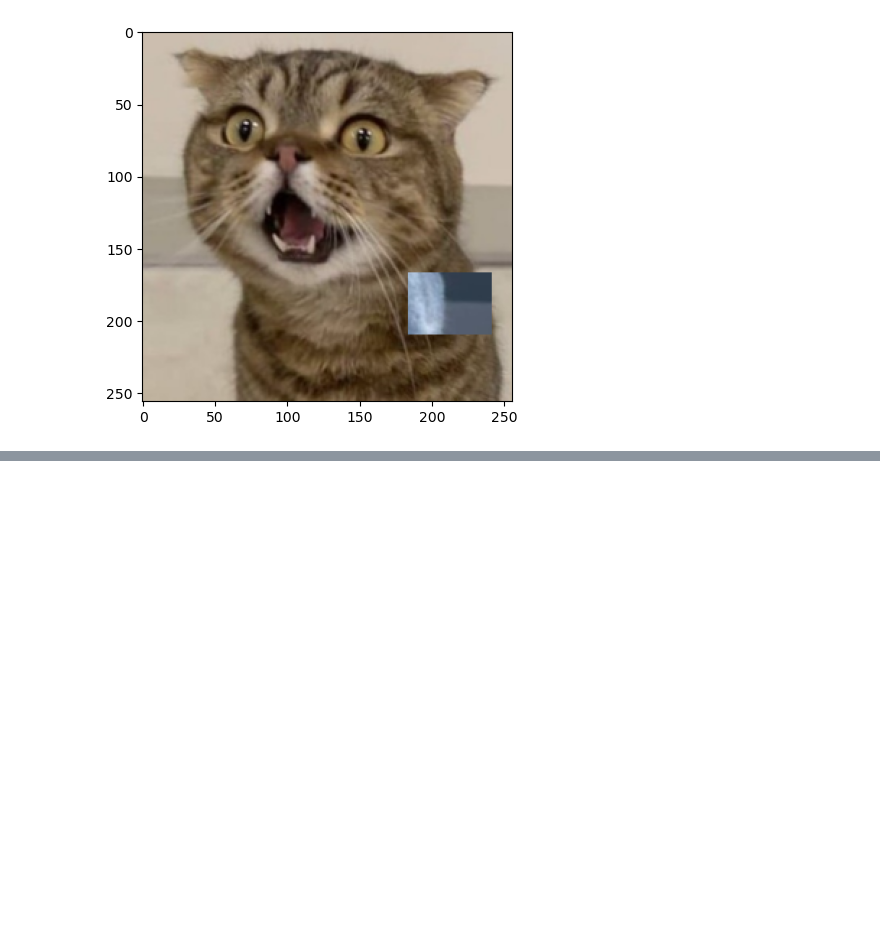
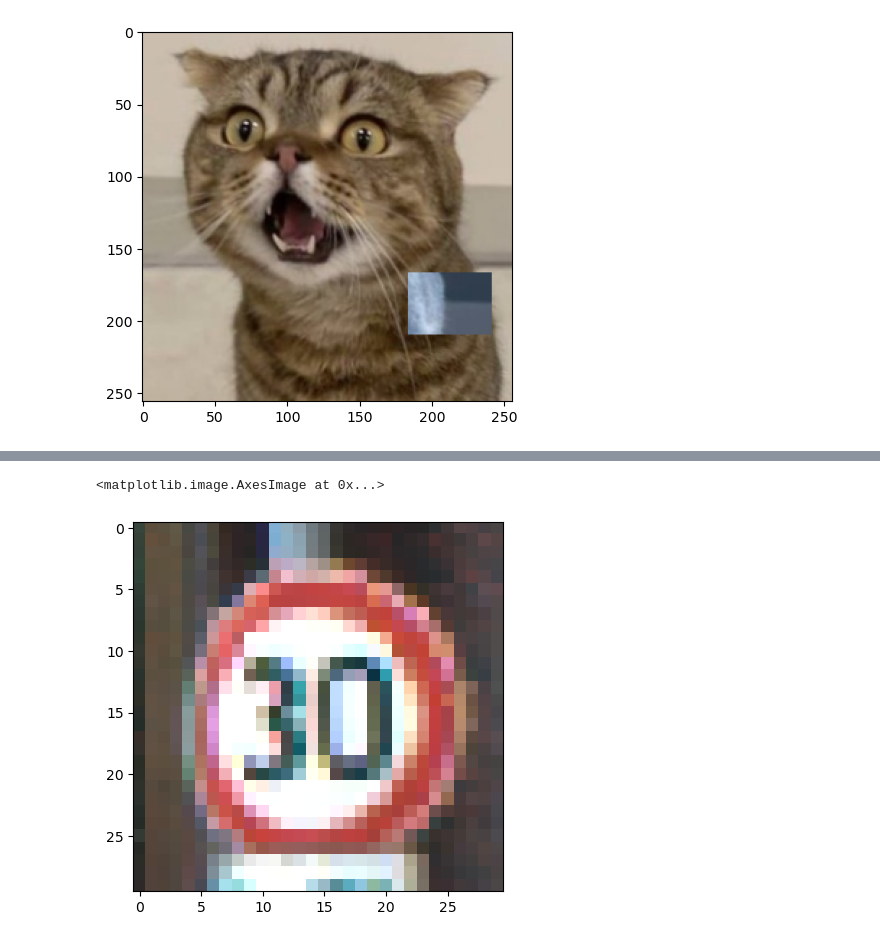
Before and after one commit to erinp0/DST-NN-Project, a Jupyter notebook: Emelia Osborne/Adversarial_Image_Creation.ipynb, the cells around one changed output, grey strips where cells are left out. Drawn from its saved outputs; the diff is of its cells as text; code cells hidden in the pictures; blank space fills up the shorter version.

```diff
--- a/Emelia Osborne/Adversarial_Image_Creation.ipynb
+++ b/Emelia Osborne/Adversarial_Image_Creation.ipynb
@@ -192,0 +179,10 @@ adv_class = tf.argmax(adv_prediction[0])
+# %%
+# Load the test image
+image = tf.keras.preprocessing.image.load_img('Test/00001.png', target_size=(30, 30))
+image = tf.keras.preprocessing.image.img_to_array(image)
+image = image / 255.0
+# %%
+plt.imshow(image)
+# %% [output]
+<matplotlib.image.AxesImage at 0x...>
+[figure, added]
```
Also changed, not shown: parts of 27 cells of this notebook.
